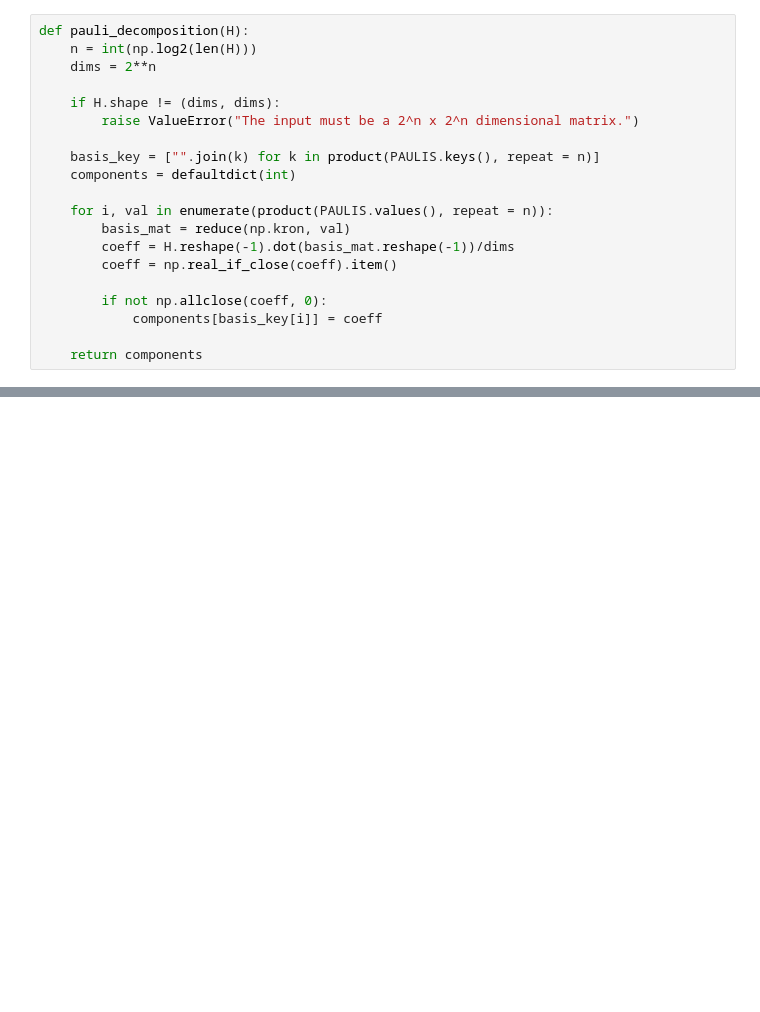
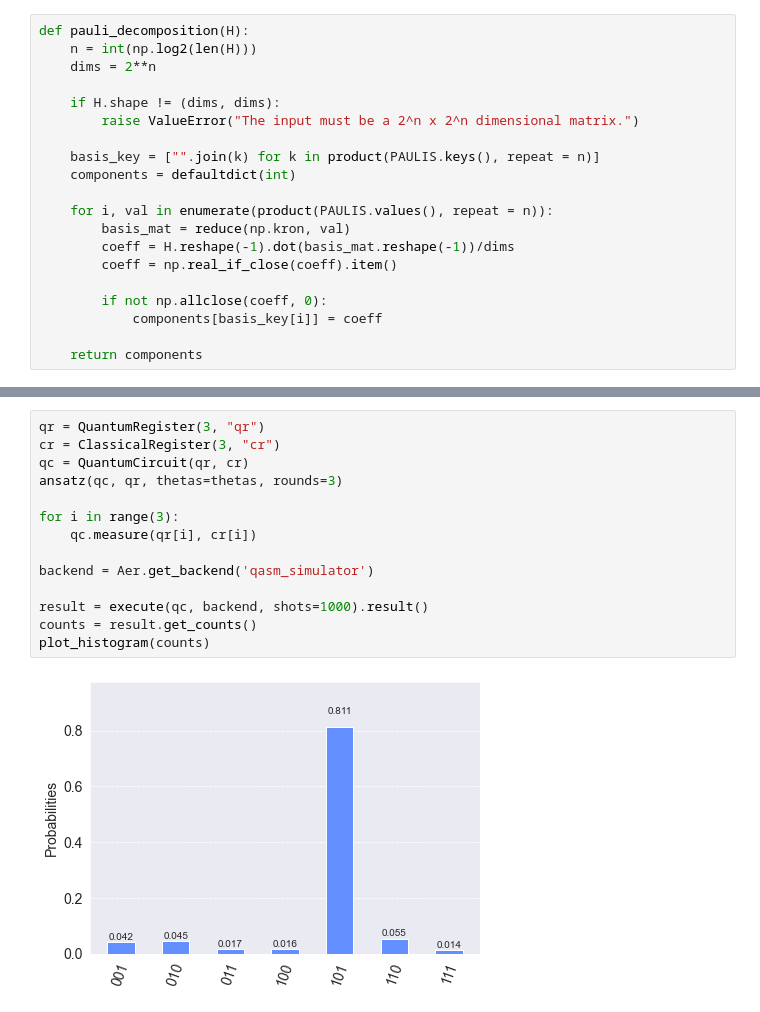
Before and after one commit to MUbarak123-56/qml-optimization, a Jupyter notebook: lockdown.ipynb, the cells around one changed output, grey strips where cells are left out. Drawn from its saved outputs; the diff is of its cells as text; blank space fills up the shorter version.

```diff
--- a/lockdown.ipynb
+++ b/lockdown.ipynb
@@ -76,0 +358,16 @@ def pauli_decomposition(H):
+# %%
+qr = QuantumRegister(3, "qr")
+cr = ClassicalRegister(3, "cr")
+qc = QuantumCircuit(qr, cr)
+ansatz(qc, qr, thetas=thetas, rounds=3)
+
+for i in range(3):
+    qc.measure(qr[i], cr[i])
+
+backend = Aer.get_backend('qasm_simulator')
+
+result = execute(qc, backend, shots=1000).result()
+counts = result.get_counts()
+plot_histogram(counts)
+# %% [output]
+[figure, added]
```
Also changed, not shown: parts of 32 cells of this notebook, 5 other files.
